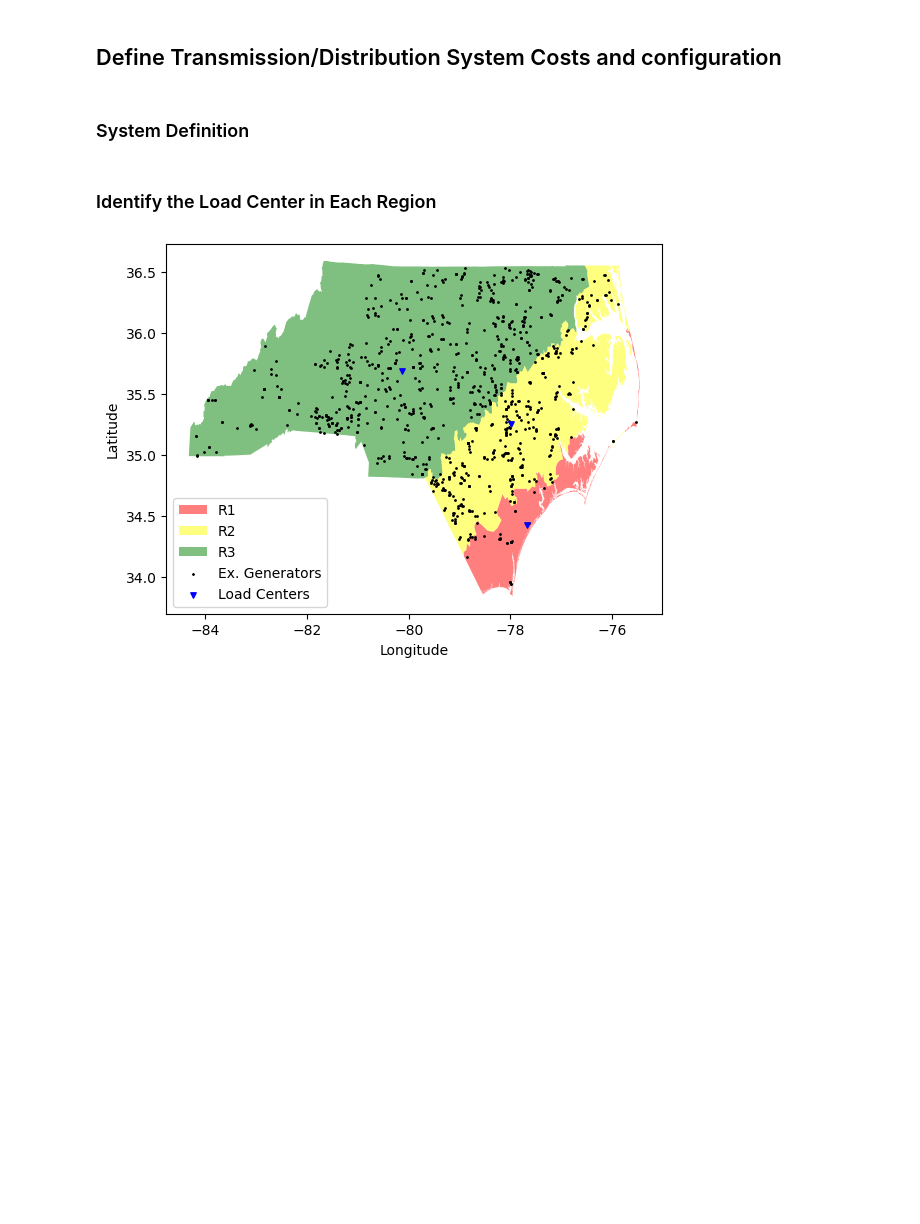
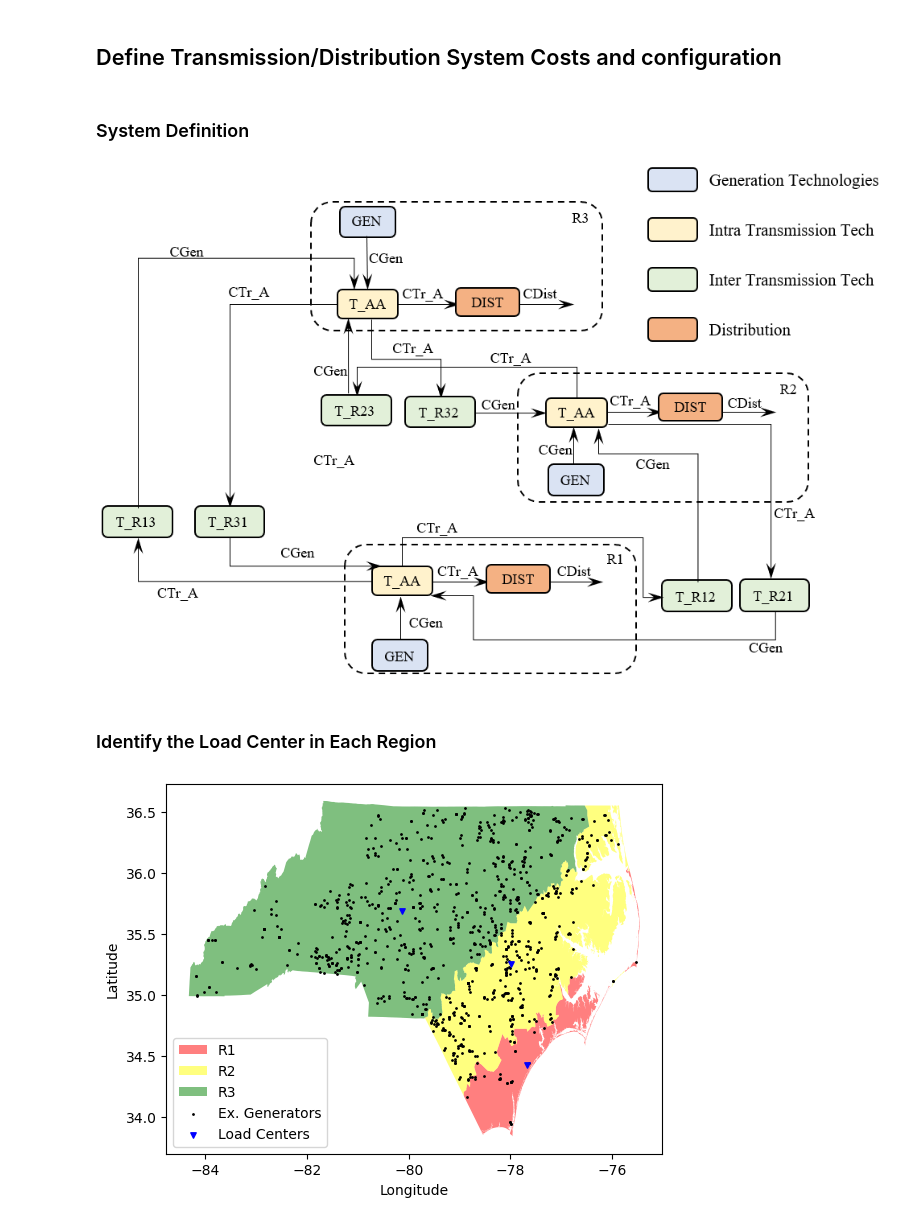
Before and after one commit to vaduraes/TemoaHurricane_V2, a Jupyter notebook: CreateBaseDeck/Excel2Sql.ipynb, the cells around one changed output. Saved outputs shown, nothing was run; the diff lists cells and outputs as text; code cells hidden in the pictures; blank space fills up the shorter version.

Commit message:
Costs Transmission and Distribution

```diff
--- a/CreateBaseDeck/Excel2Sql.ipynb
+++ b/CreateBaseDeck/Excel2Sql.ipynb
@@ -899,30 +901,26 @@ CostFixed_sql=CostFixed_sql[CostFixed_sql["cost_fixed"]>0]
 # %%
 # For a system with three regions (R1-R2-R3) we consider the theoretical scenario where a single transmission system connects R1->R2 and R2->R3.
 # As such the following connections must be defined:
 # R1->R1 # R2->R2 # R3->R3
 # R1->R2 # R2->R3
 
 # On this theoretical framework we can use the current demand values of each region and the existing generation capacity and costs
 # to calculate the size of each transmission system: This is done by running TEMOA with a single future period (2020-2022)
 
 # Additional data you need:
 # Total Transmission System Cost North Carolina
 # Transmission system cost of interconnections ($/GW) R1>R2, R2>R3
 
 # On temoa the transmission system costs R1<>R2 is divided by 2 to account for the fact that the transmission system is bidirectional
 # As such we have two transmission lines R1->R2 and R2->R1. There is a constraint in the model to enforce that the two lines have the same capacity
 
 #We represent the transmission in the same region by using an intermediate commodity. R1>R1, R2>R2, R3>R3
 
 #------------------------------------------------------------------------------------------- Flow Diagram for the Transmission System ----------------------------------------------------------------------------------
-
-#                                                                                >[InterRegionalTranmsission (R2>R1)] ---E_Gen --- [IntraRegionalTranmsission (R1>R1)] ---Trans --- [Distribution (R2)] --- E_Demand
-#                               >[InterRegionalTranmsission (R3>R2)] ---E_Gen ---
-#                                                                                >[IntraRegionalTranmsission (R2>R2)] ---Trans --- [Distribution (R2)] --- E_Demand
-#[Generation Tech (R3)] ---E_Gen ---
 #
-#                               >[IntraRegionalTranmsission (R3>R3)] ---Trans --- [Distribution (R3)] --- E_Demand
-#
+Image("TransmissionConfiguration.png")
+# %% [output]
+[figure, added]
 # %% [markdown]
 ### Identify the Load Center in Each Region
 # %%
```
Also changed, not shown: parts of 8 cells of this notebook, 6 other files.
